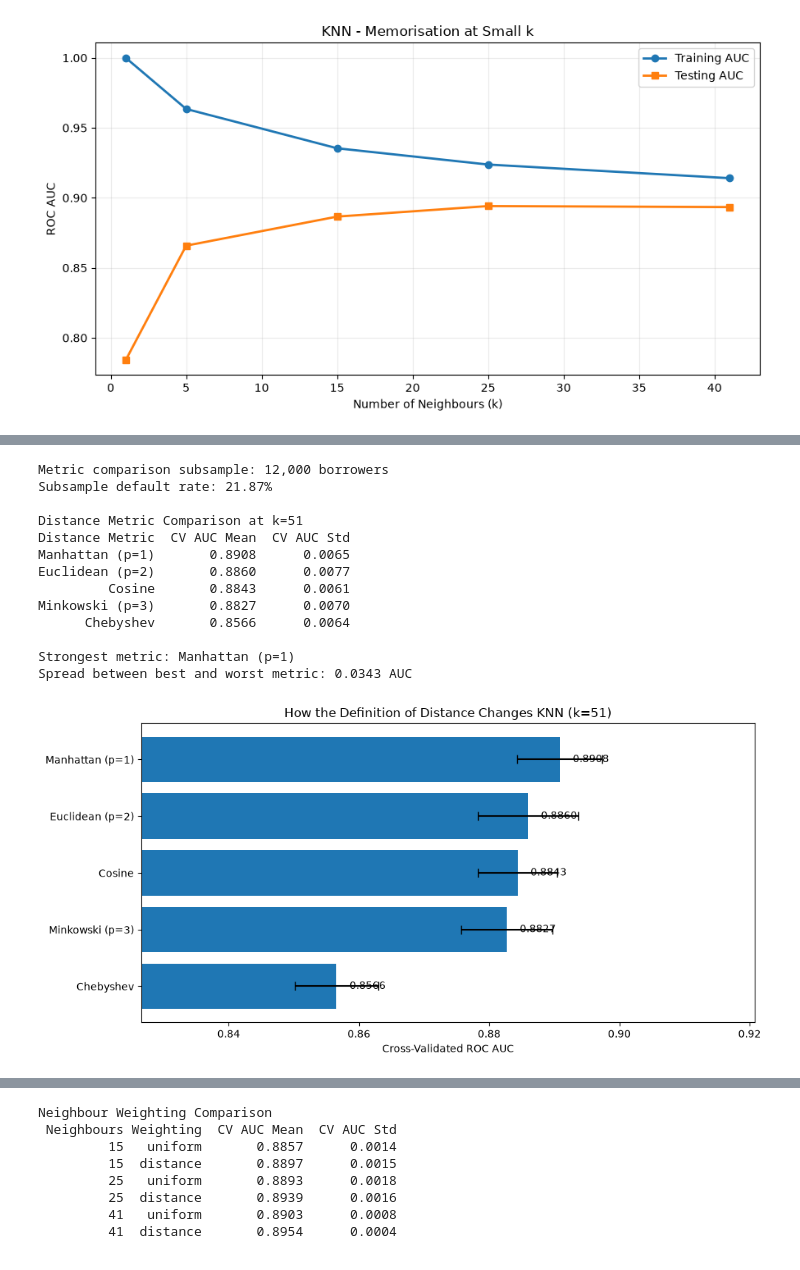
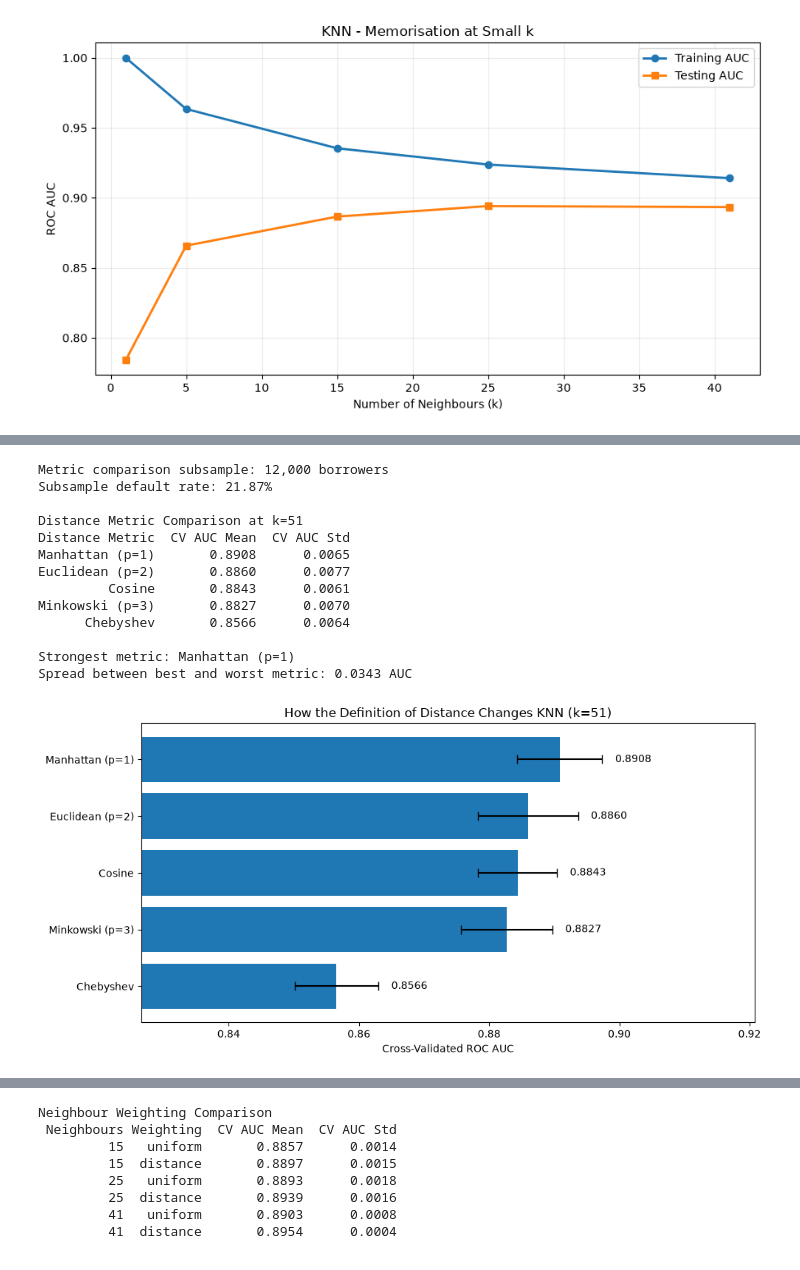
Before and after one commit to g-poklitar/DX799, a Jupyter notebook: Week8_Gueorgui_Poklitar.ipynb, the cells around one changed output, grey strips where cells are left out. Cells and saved outputs as stored; diff of their text form; code cells hidden in the pictures.

```diff
--- a/Week8_Gueorgui_Poklitar.ipynb
+++ b/Week8_Gueorgui_Poklitar.ipynb
@@ -742,34 +665,37 @@ plt.barh(
     xerr=metric_order["CV AUC Std"],
     capsize=4
 )
-for index, value in enumerate(metric_order["CV AUC Mean"]):
+
+
+for index, (value, std) in enumerate(zip(metric_order["CV AUC Mean"], metric_order["CV AUC Std"])):
     plt.text(
-        value + 0.002,
+        value + std + 0.002,
         index,
         f"{value:.4f}",
         va="center"
     )
+
 plt.xlabel("Cross-Validated ROC AUC")
 plt.title(f"How the Definition of Distance Changes KNN (k={best_k})")
 plt.xlim(
     metric_order["CV AUC Mean"].min() - 0.03,
     metric_order["CV AUC Mean"].max() + 0.03
 )
 plt.tight_layout()
 plt.show()
 # %% [output]
 Metric comparison subsample: 12,000 borrowers
 Subsample default rate: 21.87%
 
 Distance Metric Comparison at k=51
 Distance Metric  CV AUC Mean  CV AUC Std
 Manhattan (p=1)       0.8908      0.0065
 Euclidean (p=2)       0.8860      0.0077
          Cosine       0.8843      0.0061
 Minkowski (p=3)       0.8827      0.0070
       Chebyshev       0.8566      0.0064
 
 Strongest metric: Manhattan (p=1)
 Spread between best and worst metric: 0.0343 AUC
-[figure, old version]
+[figure, new version]
 # %% [markdown]
```
Also changed, not shown: parts of 24 cells of this notebook.
